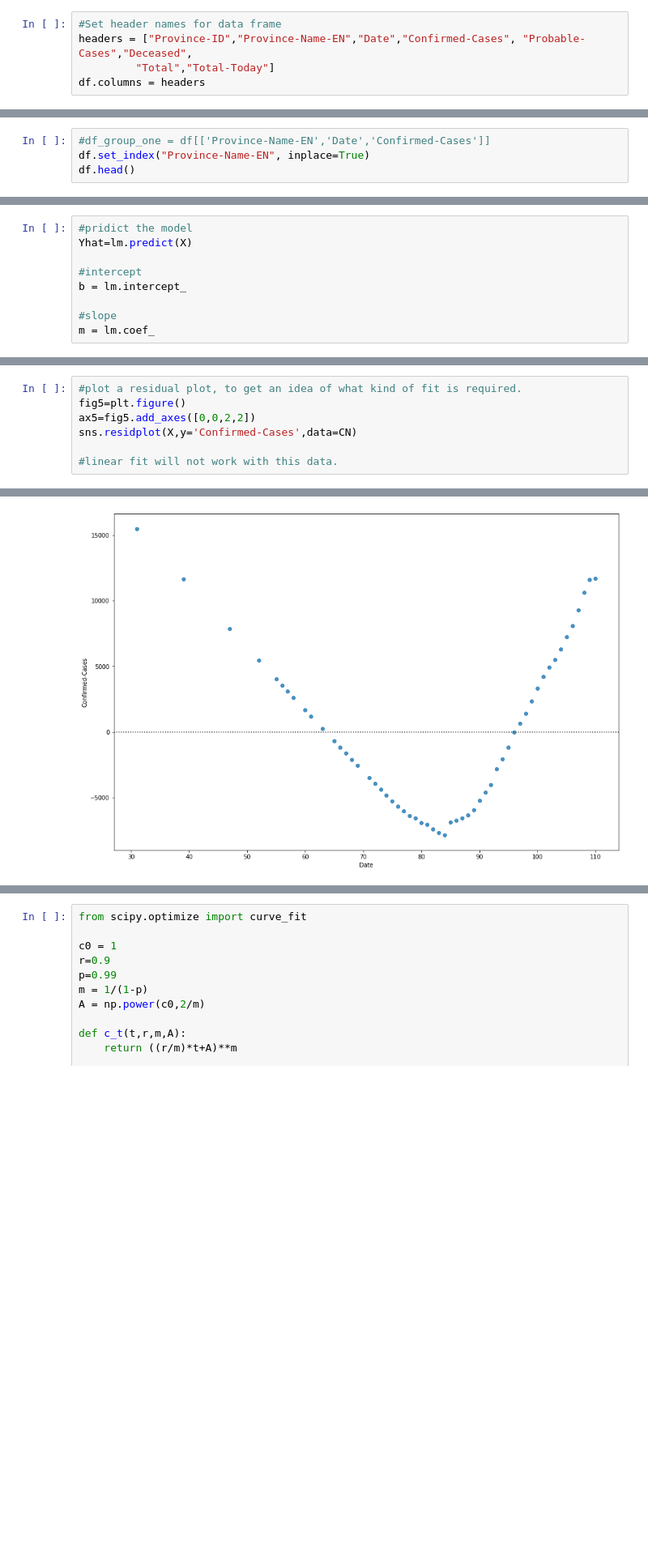
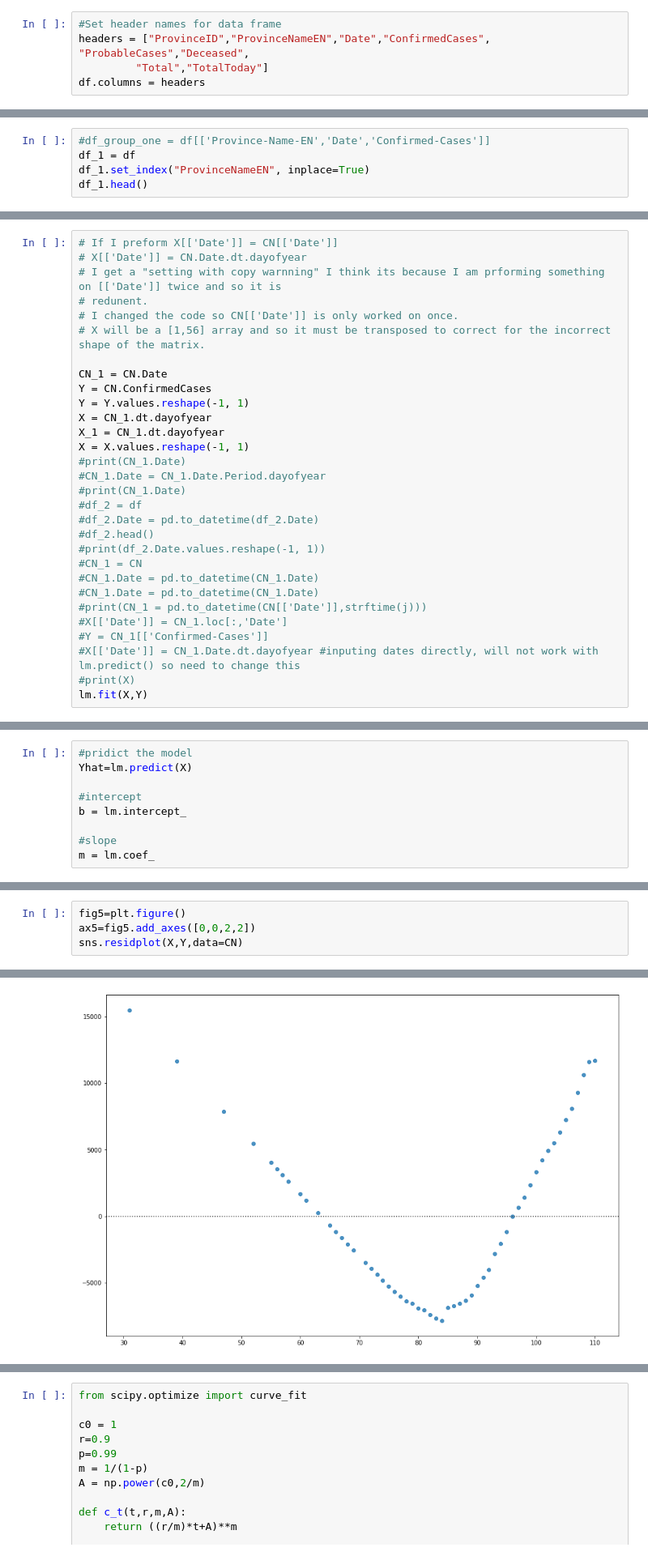
Before and after one commit to Paul-M-K/Covid-19, a Jupyter notebook: Covid_19_python.ipynb, the cells around one changed output, grey strips where cells are left out. Shown: that part at 81% size. Drawn from its saved outputs; the diff is of its cells as text; blank space fills up the shorter version.

```diff
--- a/Covid_19_python.ipynb
+++ b/Covid_19_python.ipynb
@@ -135,8 +136,8 @@ df = df[df[1] != 'Repatriated travellers']
 redefining headers to something more discriptive
 # %%
 #Set header names for data frame
-headers = ["Province-ID","Province-Name-EN","Date","Confirmed-Cases", "Probable-Cases","Deceased",
-         "Total","Total-Today"]
+headers = ["ProvinceID","ProvinceNameEN","Date","ConfirmedCases", "ProbableCases","Deceased",
+         "Total","TotalToday"]
 df.columns = headers
 # %% [markdown]
 #### missing data ####
@@ -220,5 +229,6 @@ This is the new data format, I think it is clearner and more orginized.
 # %%
 #df_group_one = df[['Province-Name-EN','Date','Confirmed-Cases']]
-df.set_index("Province-Name-EN", inplace=True)
-df.head()
+df_1 = df
+df_1.set_index("ProvinceNameEN", inplace=True)
+df_1.head()
 # %% [output]
@@ -429,0 +391,30 @@ LinearRegression(copy_X=True, fit_intercept=True, n_jobs=None, normalize=False)
+# %%
+# If I preform X[['Date']] = CN[['Date']]
+# X[['Date']] = CN.Date.dt.dayofyear
+# I get a "setting with copy warnning" I think its because I am prforming something on [['Date']] twice and so it is
+# redunent.
+# I changed the code so CN[['Date']] is only worked on once.
+# X will be a [1,56] array and so it must be transposed to correct for the incorrect shape of the matrix.
+
+CN_1 = CN.Date
+Y = CN.ConfirmedCases
+Y = Y.values.reshape(-1, 1)
+X = CN_1.dt.dayofyear
+X_1 = CN_1.dt.dayofyear
+X = X.values.reshape(-1, 1)
+#print(CN_1.Date)
+#CN_1.Date = CN_1.Date.Period.dayofyear
+#print(CN_1.Date)
+#df_2 = df
+#df_2.Date = pd.to_datetime(df_2.Date)
+#df_2.head()
+#print(df_2.Date.values.reshape(-1, 1))
+#CN_1 = CN
+#CN_1.Date = pd.to_datetime(CN_1.Date)
+#CN_1.Date = pd.to_datetime(CN_1.Date)
+#print(CN_1 = pd.to_datetime(CN[['Date']],strftime(j)))
+#X[['Date']] = CN_1.loc[:,'Date']
+#Y = CN_1[['Confirmed-Cases']]
+#X[['Date']] = CN_1.Date.dt.dayofyear #inputing dates directly, will not work with lm.predict() so need to change this
+#print(X)
+lm.fit(X,Y)
@@ -457,10 +454,7 @@ lm.score(X,CN['Confirmed-Cases'])
 # %%
-#plot a residual plot, to get an idea of what kind of fit is required.
 fig5=plt.figure()
 ax5=fig5.add_axes([0,0,2,2])
-sns.residplot(X,y='Confirmed-Cases',data=CN)
-
-#linear fit will not work with this data.
+sns.residplot(X,Y,data=CN)
 # %% [output]
 <matplotlib.axes._axes.Axes at 0x...>
-[figure, old version]
+[figure, new version]
```
Also changed, not shown: parts of 34 cells of this notebook.
